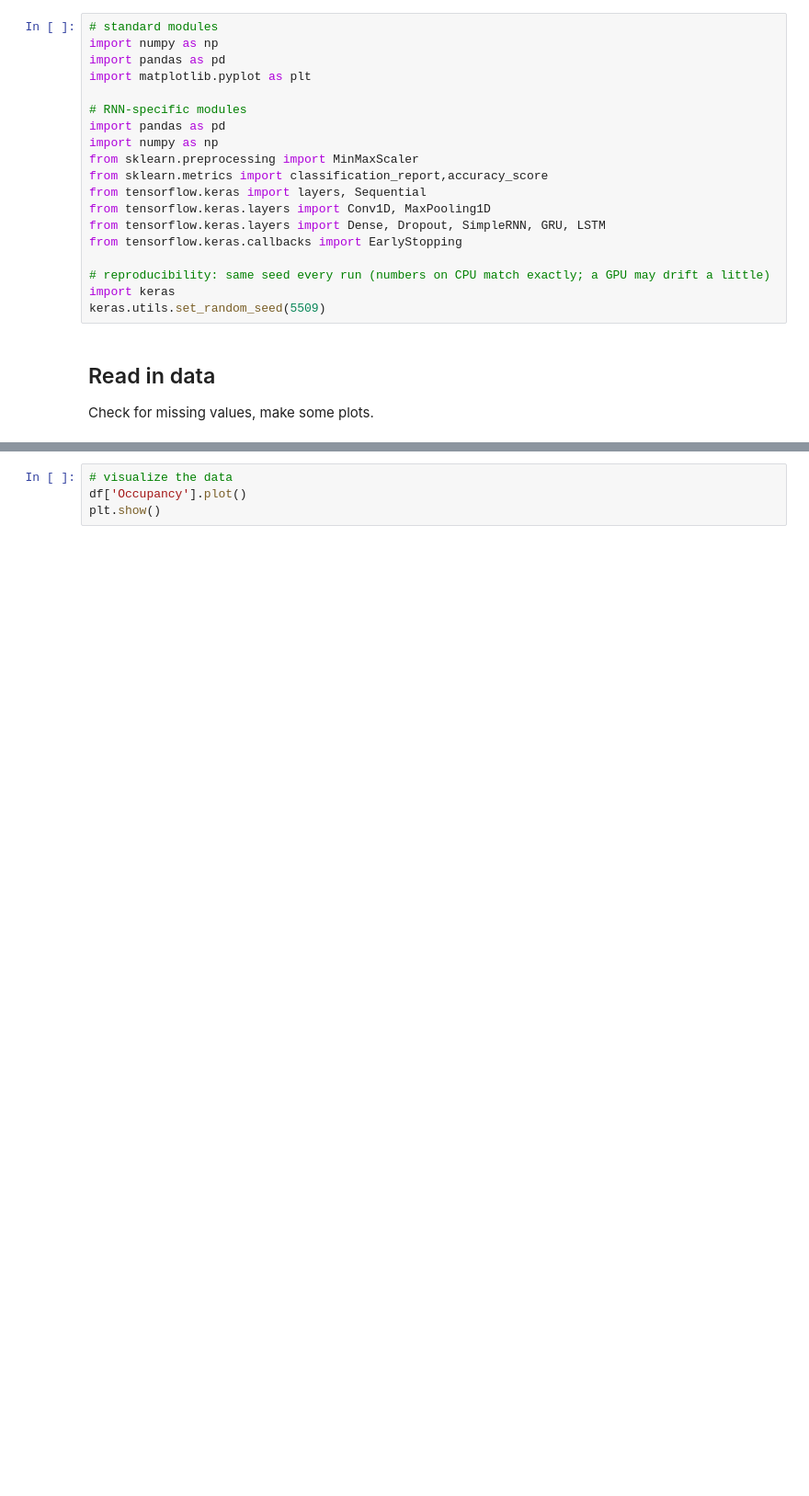
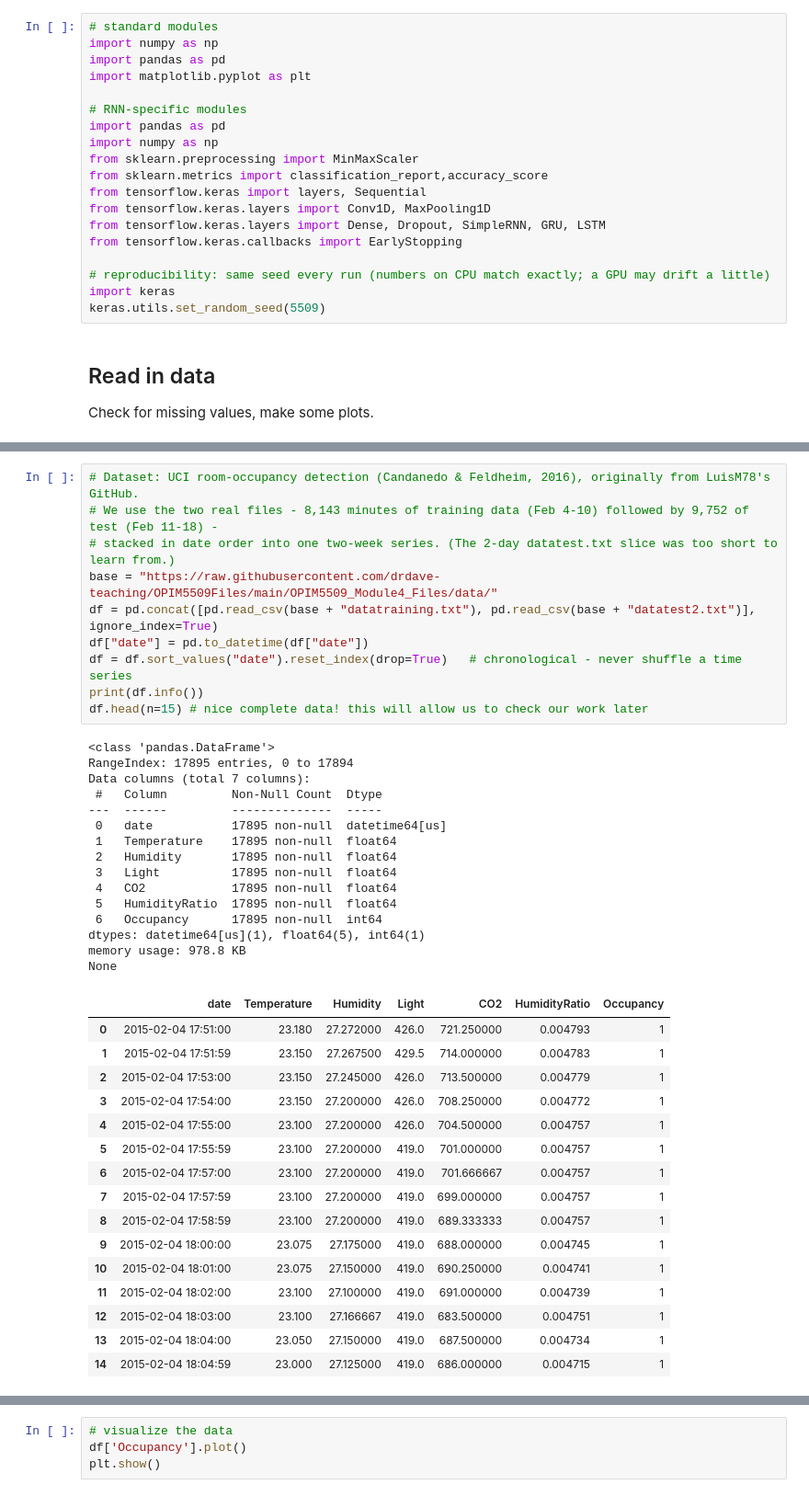
Before and after one commit to drdave-teaching/OPIM5509-notebooks, a Jupyter notebook: Module4/Multivariate_Occupancy_Lags.ipynb, the cells around one changed output, grey strips where cells are left out. Shown at 92% size. Saved outputs shown, nothing was run; the diff lists cells and outputs as text; blank space fills up the shorter version.

```diff
--- a/Module4/Multivariate_Occupancy_Lags.ipynb
+++ b/Module4/Multivariate_Occupancy_Lags.ipynb
@@ -89,3 +47,45 @@ None
+# %%
+# Dataset: UCI room-occupancy detection (Candanedo & Feldheim, 2016), originally from LuisM78's GitHub.
+# We use the two real files - 8,143 minutes of training data (Feb 4-10) followed by 9,752 of test (Feb 11-18) -
+# stacked in date order into one two-week series. (The 2-day datatest.txt slice was too short to learn from.)
+base = "https://raw.githubusercontent.com/drdave-teaching/OPIM5509Files/main/OPIM5509_Module4_Files/data/"
+df = pd.concat([pd.read_csv(base + "datatraining.txt"), pd.read_csv(base + "datatest2.txt")], ignore_index=True)
+df["date"] = pd.to_datetime(df["date"])
+df = df.sort_values("date").reset_index(drop=True)   # chronological - never shuffle a time series
+print(df.info())
+df.head(n=15) # nice complete data! this will allow us to check our work later
+# %% [output]
+<class 'pandas.DataFrame'>
+RangeIndex: 17895 entries, 0 to 17894
+Data columns (total 7 columns):
+ #   Column         Non-Null Count  Dtype
+---  ------         --------------  -----
+ 0   date           17895 non-null  datetime64[us]
+ 1   Temperature    17895 non-null  float64
+ 2   Humidity       17895 non-null  float64
+ 3   Light          17895 non-null  float64
+ 4   CO2            17895 non-null  float64
+ 5   HumidityRatio  17895 non-null  float64
+ 6   Occupancy      17895 non-null  int64
+dtypes: datetime64[us](1), float64(5), int64(1)
+memory usage: 978.8 KB
+None
+|  | date | Temperature | Humidity | Light | CO2 | HumidityRatio | Occupancy |
+| 0 | 2015-02-04 17:51:00 | 23.180 | 27.272000 | 426.0 | 721.250000 | 0.004793 | 1 |
+| 1 | 2015-02-04 17:51:59 | 23.150 | 27.267500 | 429.5 | 714.000000 | 0.004783 | 1 |
+| 2 | 2015-02-04 17:53:00 | 23.150 | 27.245000 | 426.0 | 713.500000 | 0.004779 | 1 |
+| 3 | 2015-02-04 17:54:00 | 23.150 | 27.200000 | 426.0 | 708.250000 | 0.004772 | 1 |
+| 4 | 2015-02-04 17:55:00 | 23.100 | 27.200000 | 426.0 | 704.500000 | 0.004757 | 1 |
+| 5 | 2015-02-04 17:55:59 | 23.100 | 27.200000 | 419.0 | 701.000000 | 0.004757 | 1 |
+| 6 | 2015-02-04 17:57:00 | 23.100 | 27.200000 | 419.0 | 701.666667 | 0.004757 | 1 |
+| 7 | 2015-02-04 17:57:59 | 23.100 | 27.200000 | 419.0 | 699.000000 | 0.004757 | 1 |
+| 8 | 2015-02-04 17:58:59 | 23.100 | 27.200000 | 419.0 | 689.333333 | 0.004757 | 1 |
+| 9 | 2015-02-04 18:00:00 | 23.075 | 27.175000 | 419.0 | 688.000000 | 0.004745 | 1 |
+| 10 | 2015-02-04 18:01:00 | 23.075 | 27.150000 | 419.0 | 690.250000 | 0.004741 | 1 |
+| 11 | 2015-02-04 18:02:00 | 23.100 | 27.100000 | 419.0 | 691.000000 | 0.004739 | 1 |
+| 12 | 2015-02-04 18:03:00 | 23.100 | 27.166667 | 419.0 | 683.500000 | 0.004751 | 1 |
+| 13 | 2015-02-04 18:04:00 | 23.050 | 27.150000 | 419.0 | 687.500000 | 0.004734 | 1 |
+| 14 | 2015-02-04 18:04:59 | 23.000 | 27.125000 | 419.0 | 686.000000 | 0.004715 | 1 |
 # %%
 # count of occupancy
 df['Occupancy'].value_counts() # not perfectly balanced, but that's OK
```
Also changed, not shown: parts of 11 cells of this notebook, 6 other files.
